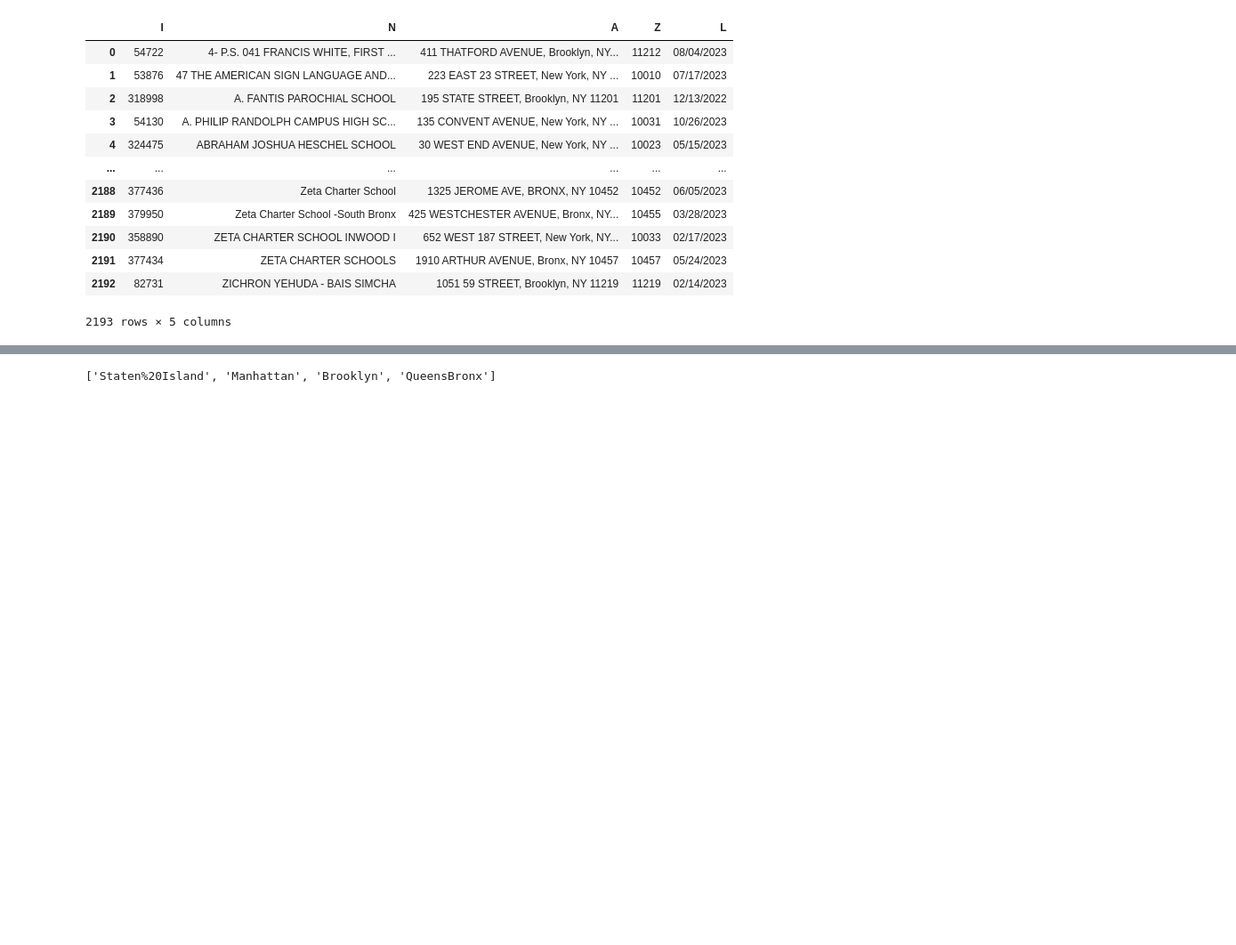
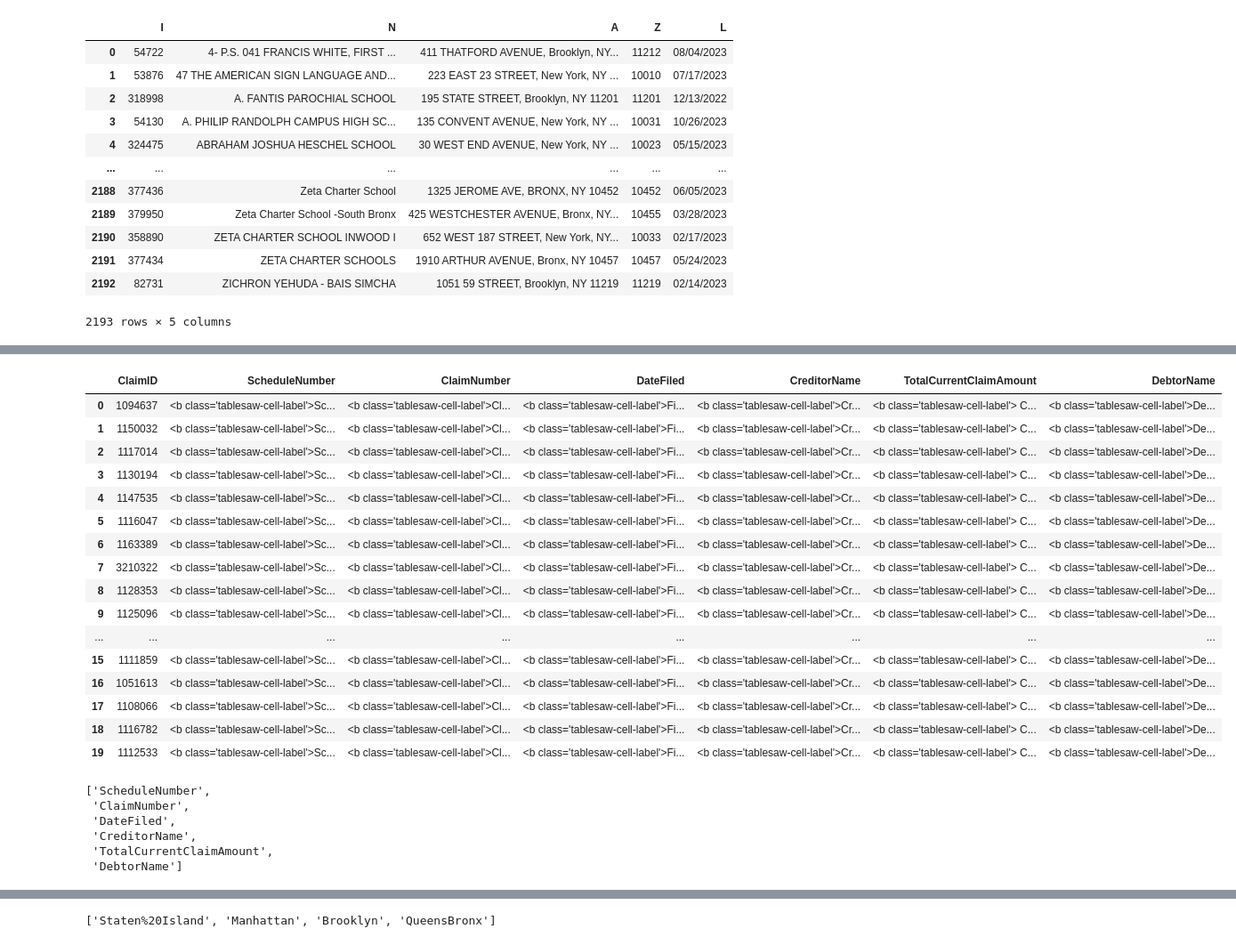
Before and after one commit to sandeepmj/2023-advanced-scraping, a Jupyter notebook: wk-2-javascript-scrapes-DEMO.ipynb, the cells around one changed output, grey strips where cells are left out. Shown at 89% size. Drawn from its saved outputs; the diff is of its cells as text; code cells hidden in the pictures; blank space fills up the shorter version.

```diff
--- a/wk-2-javascript-scrapes-DEMO.ipynb
+++ b/wk-2-javascript-scrapes-DEMO.ipynb
@@ -170,0 +193,27 @@ response.json()
+# %%
+# Show full content without truncation
+pd.set_option('display.max_colwidth', None)
+pd.set_option('display.max_rows', None)
+pd.set_option('display.max_columns', None)
+pd.set_option('display.width', None)
+# %%
+df = pd.DataFrame(response.json().get('rows'))
+df
+# %% [output]
+|  | ClaimID | ScheduleNumber | ClaimNumber | DateFiled | CreditorName | TotalCurrentClaimAmount | DebtorName |
+| 0 | 1094637 | <b class='tablesaw-cell-label'>Sc... | <b class='tablesaw-cell-label'>Cl... | <b class='tablesaw-cell-label'>Fi... | <b class='tablesaw-cell-label'>Cr... | <b class='tablesaw-cell-label'> C... | <b class='tablesaw-cell-label'>De... |
+| 1 | 1150032 | <b class='tablesaw-cell-label'>Sc... | <b class='tablesaw-cell-label'>Cl... | <b class='tablesaw-cell-label'>Fi... | <b class='tablesaw-cell-label'>Cr... | <b class='tablesaw-cell-label'> C... | <b class='tablesaw-cell-label'>De... |
+| 2 | 1117014 | <b class='tablesaw-cell-label'>Sc... | <b class='tablesaw-cell-label'>Cl... | <b class='tablesaw-cell-label'>Fi... | <b class='tablesaw-cell-label'>Cr... | <b class='tablesaw-cell-label'> C... | <b class='tablesaw-cell-label'>De... |
+| 3 | 1130194 | <b class='tablesaw-cell-label'>Sc... | <b class='tablesaw-cell-label'>Cl... | <b class='tablesaw-cell-label'>Fi... | <b class='tablesaw-cell-label'>Cr... | <b class='tablesaw-cell-label'> C... | <b class='tablesaw-cell-label'>De... |
+| 4 | 1147535 | <b class='tablesaw-cell-label'>Sc... | <b class='tablesaw-cell-label'>Cl... | <b class='tablesaw-cell-label'>Fi... | <b class='tablesaw-cell-label'>Cr... | <b class='tablesaw-cell-label'> C... | <b class='tablesaw-cell-label'>De... |
+| 5 | 1116047 | <b class='tablesaw-cell-label'>Sc... | <b class='tablesaw-cell-label'>Cl... | <b class='tablesaw-cell-label'>Fi... | <b class='tablesaw-cell-label'>Cr... | <b class='tablesaw-cell-label'> C... | <b class='tablesaw-cell-label'>De... |
+| 6 | 1163389 | <b class='tablesaw-cell-label'>Sc... | <b class='tablesaw-cell-label'>Cl... | <b class='tablesaw-cell-label'>Fi... | <b class='tablesaw-cell-label'>Cr... | <b class='tablesaw-cell-label'> C... | <b class='tablesaw-cell-label'>De... |
+| 7 | 3210322 | <b class='tablesaw-cell-label'>Sc... | <b class='tablesaw-cell-label'>Cl... | <b class='tablesaw-cell-label'>Fi... | <b class='tablesaw-cell-label'>Cr... | <b class='tablesaw-cell-label'> C... | <b class='tablesaw-cell-label'>De... |
+| 8 | 1128353 | <b class='tablesaw-cell-label'>Sc... | <b class='tablesaw-cell-label'>Cl... | <b class='tablesaw-cell-label'>Fi... | <b class='tablesaw-cell-label'>Cr... | <b class='tablesaw-cell-label'> C... | <b class='tablesaw-cell-label'>De... |
+| 9 | 1125096 | <b class='tablesaw-cell-label'>Sc... | <b class='tablesaw-cell-label'>Cl... | <b class='tablesaw-cell-label'>Fi... | <b class='tablesaw-cell-label'>Cr... | <b class='tablesaw-cell-label'> C... | <b class='tablesaw-cell-label'>De... |
+| ... | ... | ... | ... | ... | ... | ... | ... |
+| 15 | 1111859 | <b class='tablesaw-cell-label'>Sc... | <b class='tablesaw-cell-label'>Cl... | <b class='tablesaw-cell-label'>Fi... | <b class='tablesaw-cell-label'>Cr... | <b class='tablesaw-cell-label'> C... | <b class='tablesaw-cell-label'>De... |
+| 16 | 1051613 | <b class='tablesaw-cell-label'>Sc... | <b class='tablesaw-cell-label'>Cl... | <b class='tablesaw-cell-label'>Fi... | <b class='tablesaw-cell-label'>Cr... | <b class='tablesaw-cell-label'> C... | <b class='tablesaw-cell-label'>De... |
+| 17 | 1108066 | <b class='tablesaw-cell-label'>Sc... | <b class='tablesaw-cell-label'>Cl... | <b class='tablesaw-cell-label'>Fi... | <b class='tablesaw-cell-label'>Cr... | <b class='tablesaw-cell-label'> C... | <b class='tablesaw-cell-label'>De... |
+| 18 | 1116782 | <b class='tablesaw-cell-label'>Sc... | <b class='tablesaw-cell-label'>Cl... | <b class='tablesaw-cell-label'>Fi... | <b class='tablesaw-cell-label'>Cr... | <b class='tablesaw-cell-label'> C... | <b class='tablesaw-cell-label'>De... |
+| 19 | 1112533 | <b class='tablesaw-cell-label'>Sc... | <b class='tablesaw-cell-label'>Cl... | <b class='tablesaw-cell-label'>Fi... | <b class='tablesaw-cell-label'>Cr... | <b class='tablesaw-cell-label'> C... | <b class='tablesaw-cell-label'>De... |
@@ -170,0 +227,10 @@ response.json()
+# %%
+target_cols = list(df.columns)[1:]
+target_cols
+# %% [output]
+['ScheduleNumber',
+ 'ClaimNumber',
+ 'DateFiled',
+ 'CreditorName',
+ 'TotalCurrentClaimAmount',
+ 'DebtorName']
```
Also changed, not shown: parts of 12 cells of this notebook, 2 other files.
